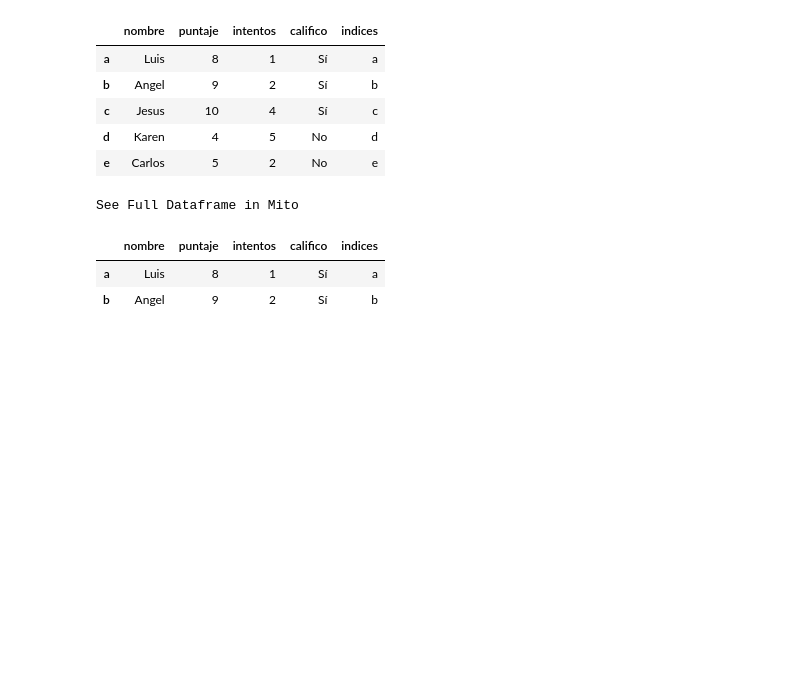
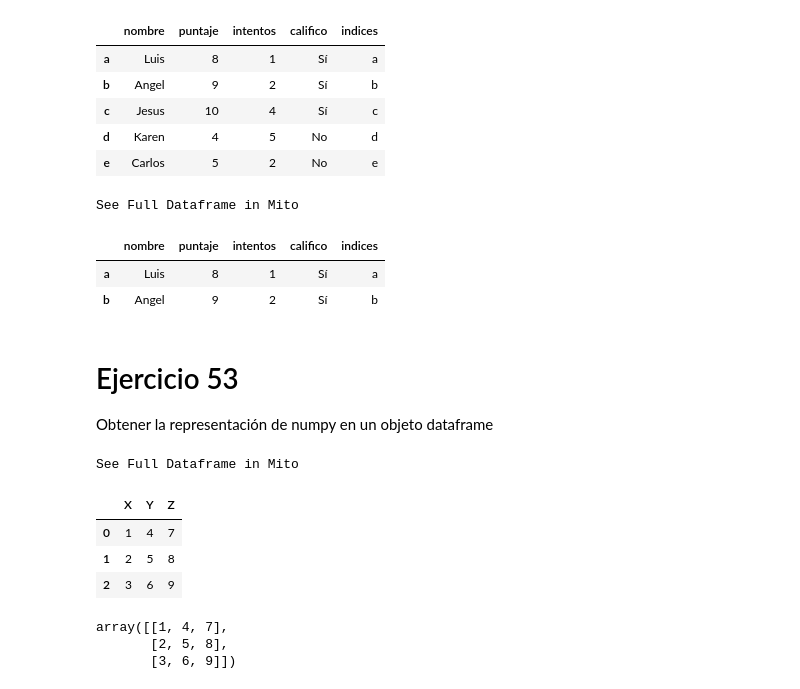
Before and after one commit to TherealVL/Ejercicios_Pandas, a Jupyter notebook: Ejercicios_Panda.ipynb, the cells around one changed output. Cells and saved outputs as stored; diff of their text form; code cells hidden in the pictures; blank space fills up the shorter version.

Commit message:
Ejercicio 53

```diff
--- a/Ejercicios_Panda.ipynb
+++ b/Ejercicios_Panda.ipynb
@@ -642,3 +642,23 @@ See Full Dataframe in Mito
 |  | nombre | puntaje | intentos | califico | indices |
 | a | Luis | 8 | 1 | Sí | a |
 | b | Angel | 9 | 2 | Sí | b |
+# %% [markdown]
+# Ejercicio 53
+Obtener la representación de numpy en un objeto dataframe
+# %%
+datos53 = {"X":[1,2,3],"Y":[4,5,6],"Z":[7,8,9]}
+# %%
+df53 = pd.DataFrame(datos53)
+df53
+# %% [output]
+See Full Dataframe in Mito
+|  | X | Y | Z |
+| 0 | 1 | 4 | 7 |
+| 1 | 2 | 5 | 8 |
+| 2 | 3 | 6 | 9 |
+# %%
+df53.to_numpy()
+# %% [output]
+array([[1, 4, 7],
+       [2, 5, 8],
+       [3, 6, 9]])
```
